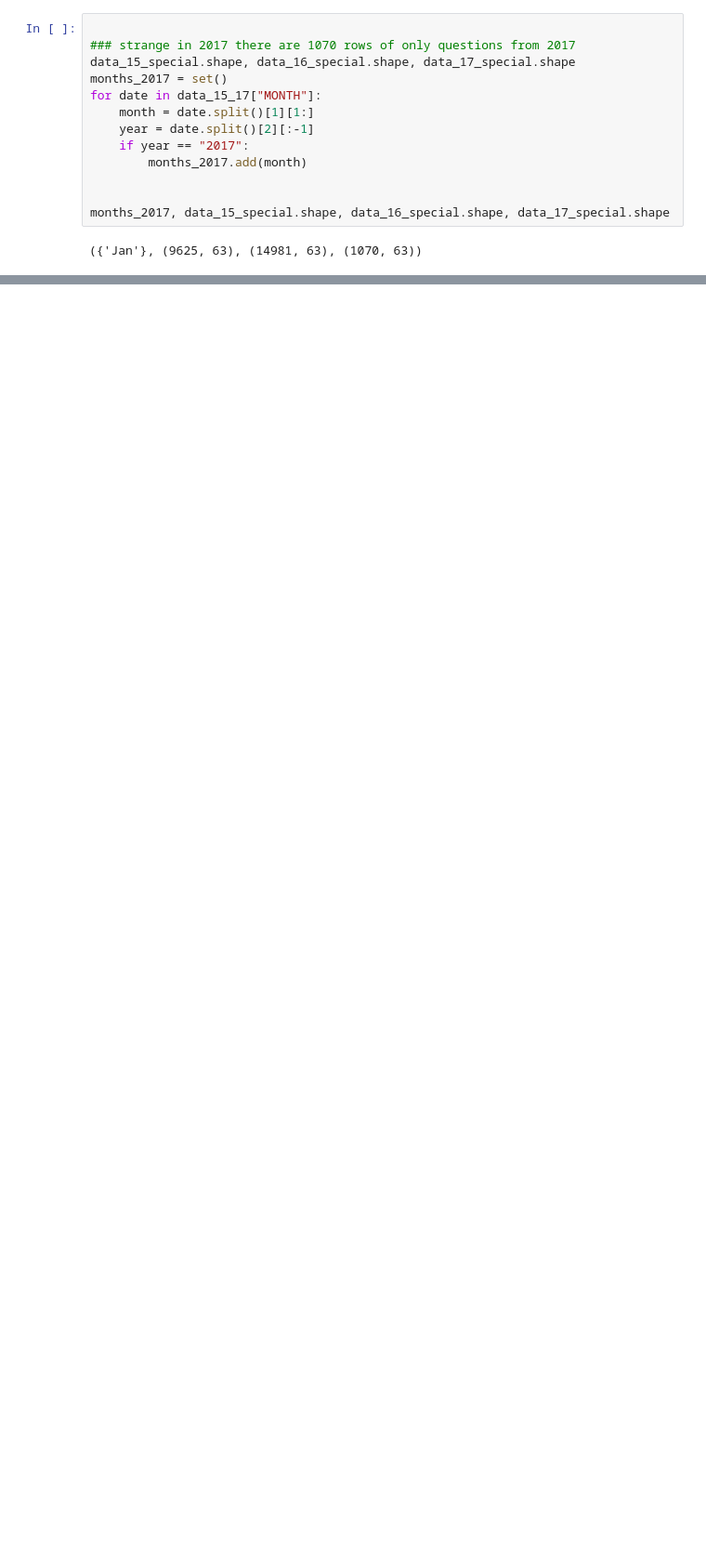
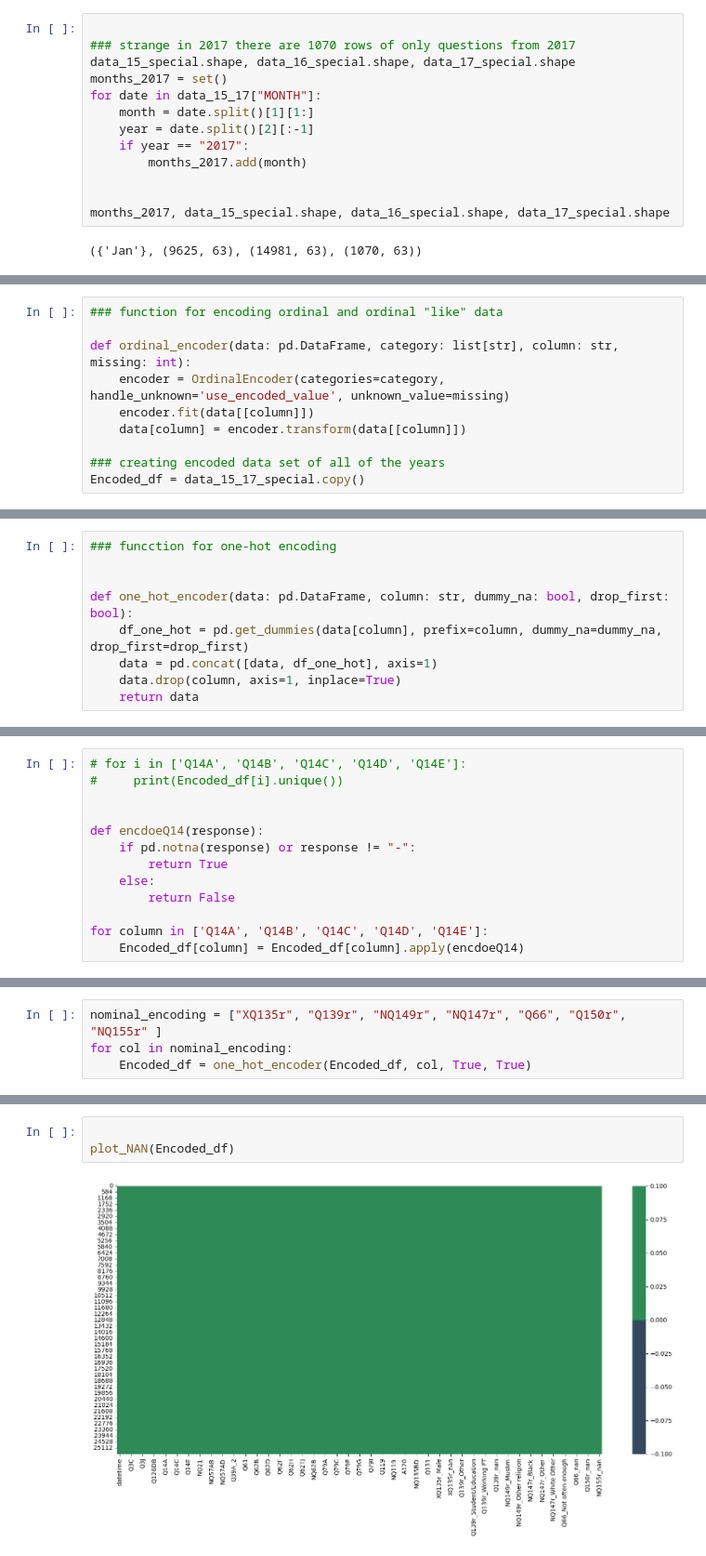
Before and after one commit to WnagZ/DBL2-Group10, a Jupyter notebook: PAS_granural.ipynb, the cells around one changed output, grey strips where cells are left out. Shown at 93% size. Drawn from its saved outputs; the diff is of its cells as text; blank space fills up the shorter version.

Commit message:
Encoding all of the values for years 2015_17 still with nans
Both ordinal and hot one encoding done

```diff
--- a/PAS_granural.ipynb
+++ b/PAS_granural.ipynb
@@ -221,0 +217,10 @@ months_2017, data_15_special.shape, data_16_special.shape, data_17_special.shape
+# %%
+### function for encoding ordinal and ordinal "like" data
+
+def ordinal_encoder(data: pd.DataFrame, category: list[str], column: str, missing: int):
+    encoder = OrdinalEncoder(categories=category, handle_unknown='use_encoded_value', unknown_value=missing)
+    encoder.fit(data[[column]])
+    data[column] = encoder.transform(data[[column]])
+
+### creating encoded data set of all of the years
+Encoded_df = data_15_17_special.copy()
@@ -221,0 +522,9 @@ months_2017, data_15_special.shape, data_16_special.shape, data_17_special.shape
+# %%
+### funcction for one-hot encoding
+
+
+def one_hot_encoder(data: pd.DataFrame, column: str, dummy_na: bool, drop_first: bool):
+    df_one_hot = pd.get_dummies(data[column], prefix=column, dummy_na=dummy_na, drop_first=drop_first)
+    data = pd.concat([data, df_one_hot], axis=1)
+    data.drop(column, axis=1, inplace=True)
+    return data
@@ -221,0 +550,13 @@ months_2017, data_15_special.shape, data_16_special.shape, data_17_special.shape
+# %%
+# for i in ['Q14A', 'Q14B', 'Q14C', 'Q14D', 'Q14E']:
+#     print(Encoded_df[i].unique())
+
+
+def encdoeQ14(response):
+    if pd.notna(response) or response != "-":
+        return True
+    else:
+        return False
+
+for column in ['Q14A', 'Q14B', 'Q14C', 'Q14D', 'Q14E']:
+    Encoded_df[column] = Encoded_df[column].apply(encdoeQ14)
@@ -221,0 +595,4 @@ months_2017, data_15_special.shape, data_16_special.shape, data_17_special.shape
+# %%
+nominal_encoding = ["XQ135r", "Q139r", "NQ149r", "NQ147r", "Q66", "Q150r", "NQ155r" ]
+for col in nominal_encoding:
+    Encoded_df = one_hot_encoder(Encoded_df, col, True, True)
@@ -221,0 +680,5 @@ months_2017, data_15_special.shape, data_16_special.shape, data_17_special.shape
+# %%
+
+plot_NAN(Encoded_df)
+# %% [output]
+[figure, added]
```
Also changed, not shown: parts of 53 cells of this notebook.
